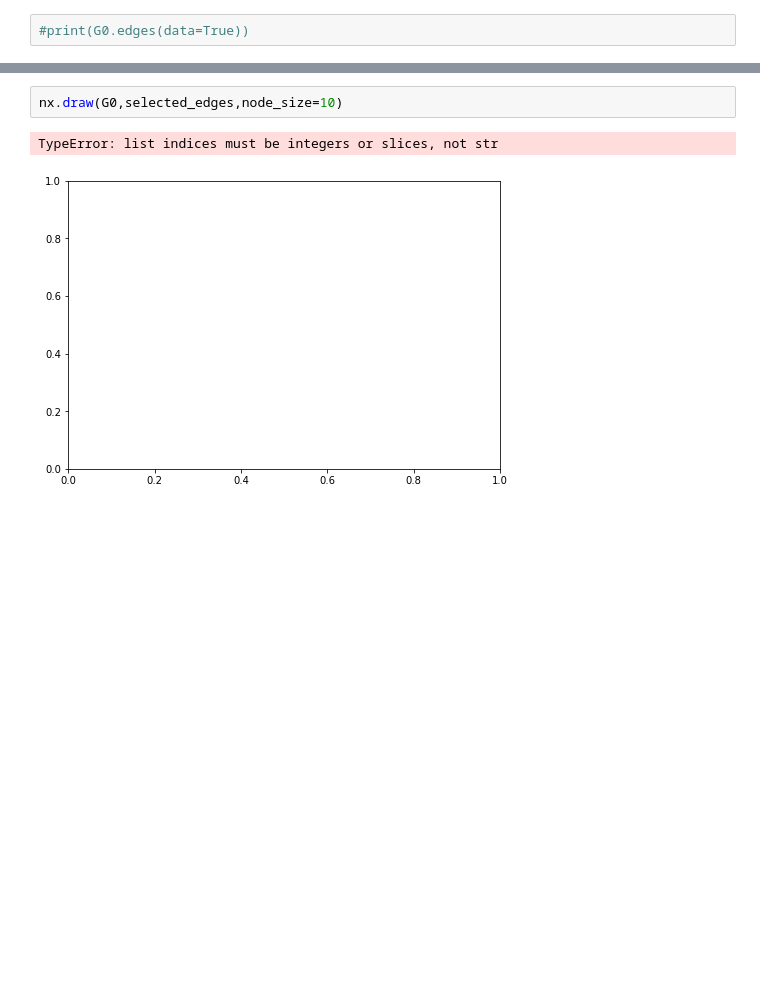
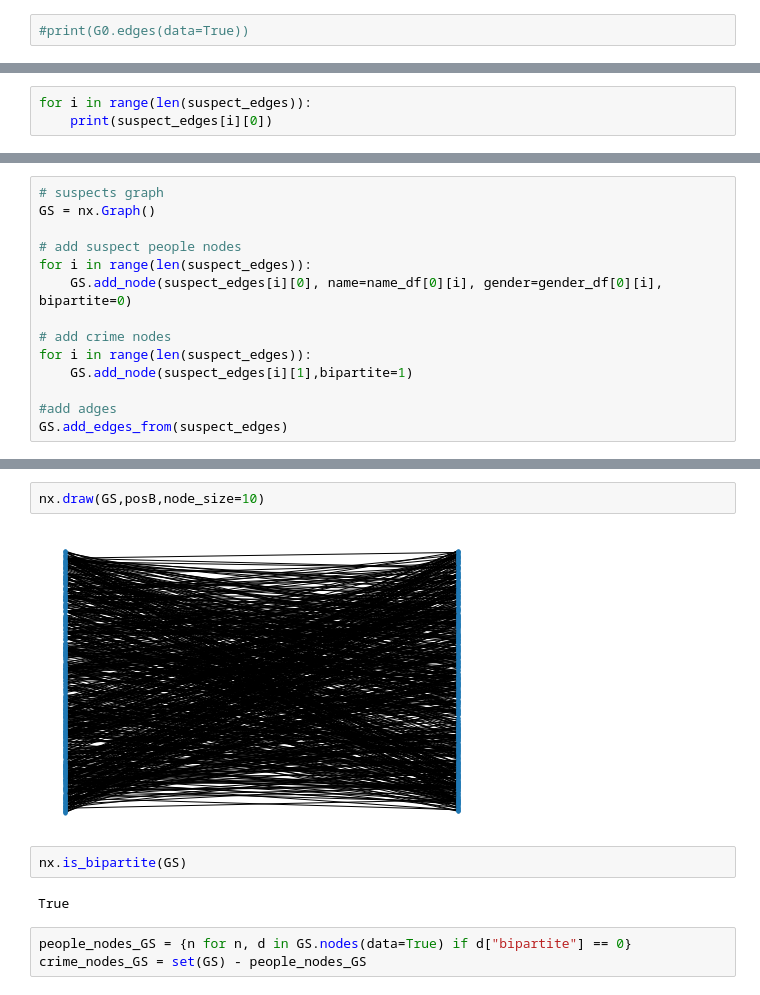
Before and after one commit to dmdequin/CrimeNetworkAnalysis, a Jupyter notebook: Notebooks/Maria.ipynb, the cells around one changed output, grey strips where cells are left out. Cells and saved outputs as stored; diff of their text form; blank space fills up the shorter version.

```diff
--- a/Notebooks/Maria.ipynb
+++ b/Notebooks/Maria.ipynb
@@ -161,0 +163,3 @@ print (selected_edges)
+# %%
+for i in range(len(suspect_edges)):
+    print(suspect_edges[i][0])
@@ -161,0 +188,14 @@ print (selected_edges)
+# %%
+# suspects graph
+GS = nx.Graph()
+
+# add suspect people nodes
+for i in range(len(suspect_edges)):
+    GS.add_node(suspect_edges[i][0], name=name_df[0][i], gender=gender_df[0][i], bipartite=0)
+
+# add crime nodes
+for i in range(len(suspect_edges)):
+    GS.add_node(suspect_edges[i][1],bipartite=1)
+
+#add adges
+GS.add_edges_from(suspect_edges)
@@ -162,5 +206,11 @@ print (selected_edges)
 # %%
-nx.draw(G0,selected_edges,node_size=10)
+nx.draw(GS,posB,node_size=10)
 # %% [output]
-TypeError: list indices must be integers or slices, not str
-[figure, old version]
+[figure, new version]
+# %%
+nx.is_bipartite(GS)
+# %% [output]
+True
+# %%
+people_nodes_GS = {n for n, d in GS.nodes(data=True) if d["bipartite"] == 0}
+crime_nodes_GS = set(GS) - people_nodes_GS
```
Also changed, not shown: parts of 11 cells of this notebook.
